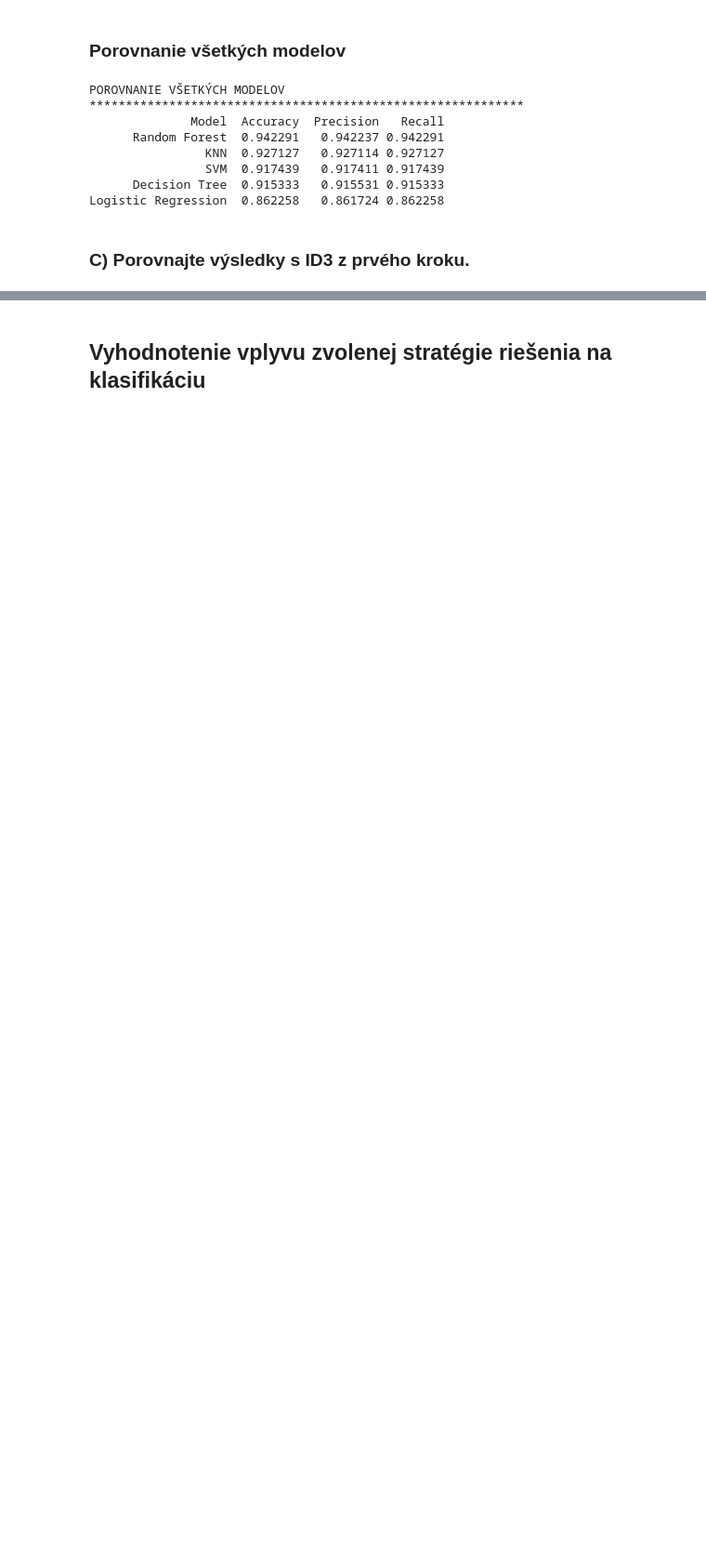
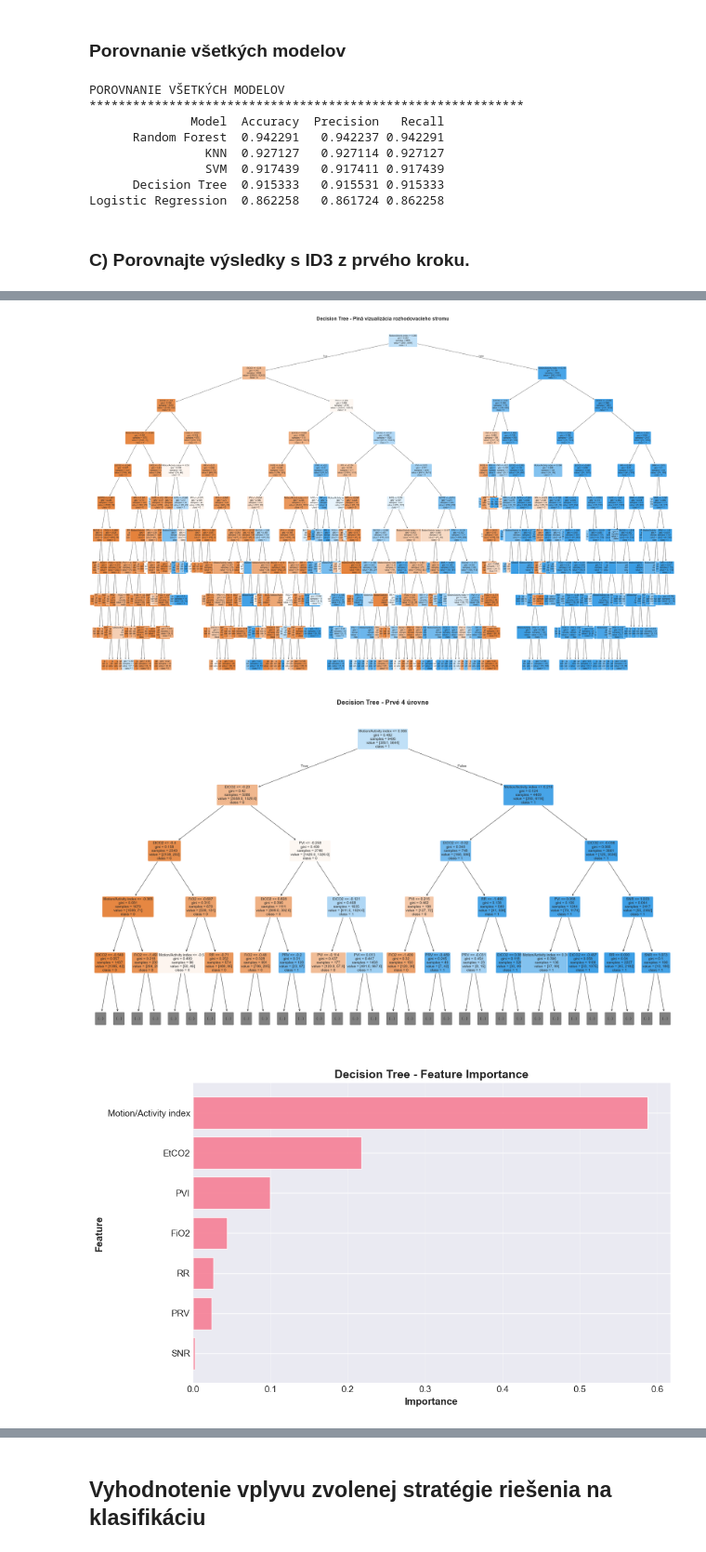
Before and after one commit to johannatilesova/IAU-project, a Jupyter notebook: phase3_Tilesova_Pecenka.ipynb, the cells around one changed output, grey strips where cells are left out. Shown at 93% size. Drawn from its saved outputs; the diff is of its cells as text; code cells hidden in the pictures; blank space fills up the shorter version.

Commit message:
3.2 vizualizácia pravidiel + popisky

```diff
--- a/phase3_Tilesova_Pecenka.ipynb
+++ b/phase3_Tilesova_Pecenka.ipynb
@@ -825,0 +828,65 @@ ID3 (custom, depth=2)  0.818400   0.850000 0.820000
+# %%
+# 1. Vizualizácia celého stromu (plná hĺbka)
+plt.figure(figsize=(40, 25))
+plot_tree(
+    dt_model,
+    feature_names=X_train.columns,
+    class_names=['0', '1'],
+    filled=True,
+    rounded=True,
+    fontsize=10
+)
+plt.title('Decision Tree - Plná vizualizácia rozhodovacieho stromu',
+          fontsize=24, fontweight='bold', pad=20)
+plt.tight_layout()
+plt.savefig('pickles_ph3/decision_tree_full.png', dpi=300, bbox_inches='tight')
+plt.show()
+
+# 2. Zjednodušená verzia (max depth 4)
+plt.figure(figsize=(25, 15))
+plot_tree(
+    dt_model,
+    feature_names=X_train.columns,
+    class_names=['0', '1'],
+    filled=True,
+    rounded=True,
+    fontsize=11,
+    max_depth=4
+)
+plt.title('Decision Tree - Prvé 4 úrovne',
+          fontsize=20, fontweight='bold', pad=20)
+plt.tight_layout()
+plt.savefig('pickles_ph3/decision_tree_depth4.png', dpi=300, bbox_inches='tight')
+plt.show()
+
+# 3. Feature importance pre Decision Tree
+feature_importance_dt = pd.DataFrame({
+    'Feature': X_train.columns,
+    'Importance': dt_model.feature_importances_
+}).sort_values('Importance', ascending=False)
+
+plt.figure(figsize=(10, 6))
+plt.barh(feature_importance_dt['Feature'], feature_importance_dt['Importance'], alpha=0.8)
+plt.xlabel('Importance', fontsize=12, fontweight='bold')
+plt.ylabel('Feature', fontsize=12, fontweight='bold')
+plt.title('Decision Tree - Feature Importance', fontsize=14, fontweight='bold')
+plt.gca().invert_yaxis()
+plt.grid(axis='x', alpha=0.3)
+plt.tight_layout()
+plt.savefig('pickles_ph3/decision_tree_feature_importance.png', dpi=300, bbox_inches='tight')
+plt.show()
+
+# 4. Štatistiky stromu
+print("\n" + "="*80)
+print("ŠTATISTIKY DECISION TREE:")
+print("="*80)
+print(f"Hĺbka stromu: {dt_model.tree_.max_depth}")
+print(f"Počet listov: {dt_model.tree_.n_leaves}")
+print(f"Počet uzlov celkovo: {dt_model.tree_.node_count}")
+print(f"\nTop 3 najdôležitejšie atribúty:")
+for idx, row in feature_importance_dt.head(3).iterrows():
+    print(f"  {row['Feature']}: {row['Importance']*100:.2f}%")
+# %% [output]
+[figure, added]
+[figure, added]
+[figure, added]
```
Also changed, not shown: parts of 56 cells of this notebook, 6 other files.
